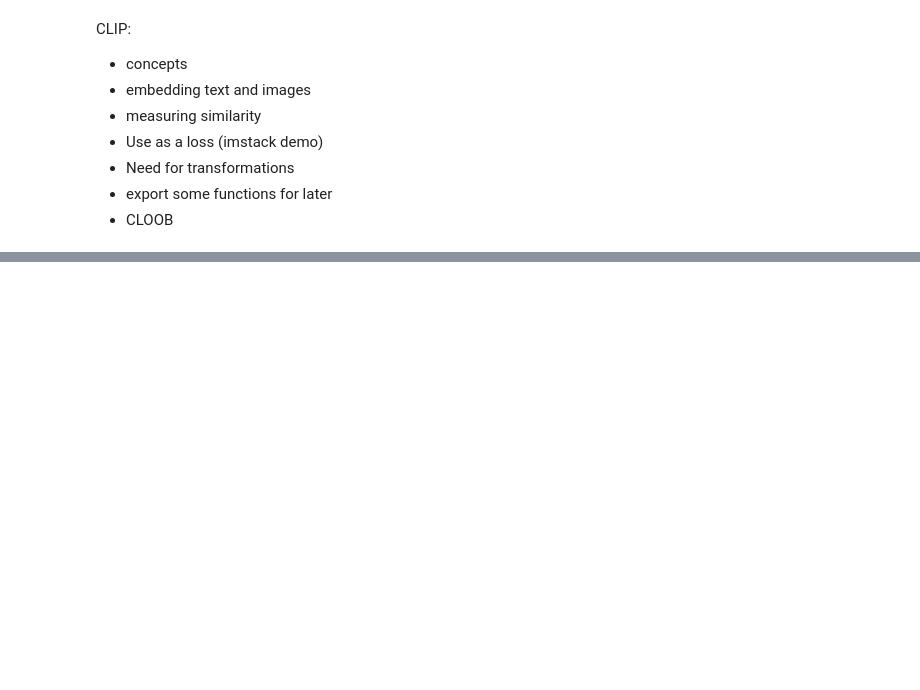
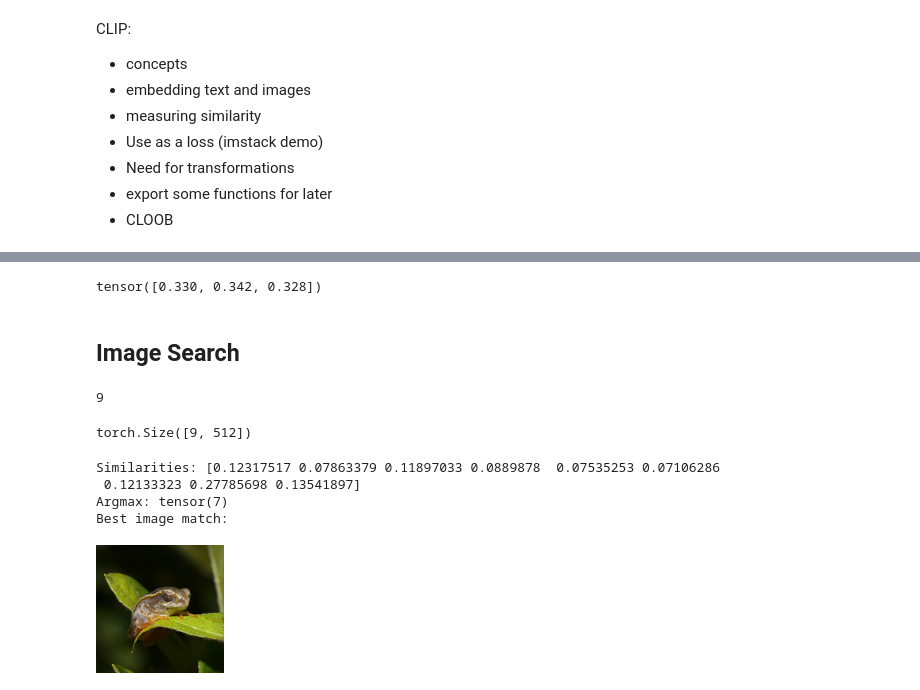
Before and after one commit to johnowhitaker/tglcourse, a Jupyter notebook: 05_CLIP.ipynb, the cells around one changed output, grey strips where cells are left out. Saved outputs shown, nothing was run; the diff lists cells and outputs as text; code cells hidden in the pictures; blank space fills up the shorter version.

```diff
--- a/05_CLIP.ipynb
+++ b/05_CLIP.ipynb
@@ -23,0 +47,2 @@ Let's load up CLIP and encode some different inputs and then see what we can do
+# %%
+model, _, preprocess = open_clip.create_model_and_transforms('ViT-B-32-quickgelu', pretrained='laion400m_e32')
@@ -23,0 +116,4 @@ Let's load up CLIP and encode some different inputs and then see what we can do
+# %%
+torch.nn.functional.cosine_similarity(image_features, text_features).softmax(dim=-1)
+# %% [output]
+tensor([0.330, 0.342, 0.328])
@@ -23,0 +122,32 @@ Let's load up CLIP and encode some different inputs and then see what we can do
+# %% [markdown]
+## Image Search
+# %%
+import glob
+image_files = glob.glob('images/*.png') + glob.glob('images/*.jpeg')
+len(image_files)
+# %% [output]
+9
+# %%
+image_features = []
+for fn in image_files:
+    im = load_image_pil(fn)
+    image_features.append(model.encode_image(preprocess(im).unsqueeze(0)))
+image_features = torch.cat(image_features)
+image_features.shape
+# %% [output]
+torch.Size([9, 512])
+# %%
+text = open_clip.tokenize(["a frog"])
+with torch.no_grad(), torch.cuda.amp.autocast():
+    text_features = model.encode_text(text)
+similarities = torch.nn.functional.cosine_similarity(text_features, image_features)
+print('Similarities:', similarities.detach().numpy())
+print('Argmax:', similarities.argmax()) # TODO explain
+print('Best image match:')
+load_image_pil(image_files[similarities.argmax()]).resize((128, 128))
+# %% [output]
+Similarities: [0.12317517 0.07863379 0.11897033 0.0889878  0.07535253 0.07106286
+ 0.12133323 0.27785698 0.13541897]
+Argmax: tensor(7)
+Best image match:
+[figure, added]
```
Also changed, not shown: parts of 24 cells of this notebook.
